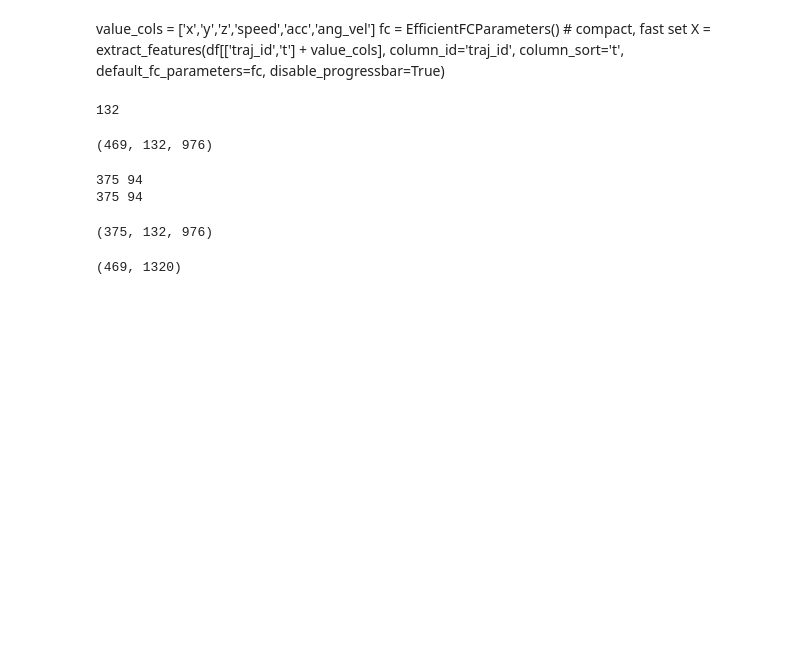
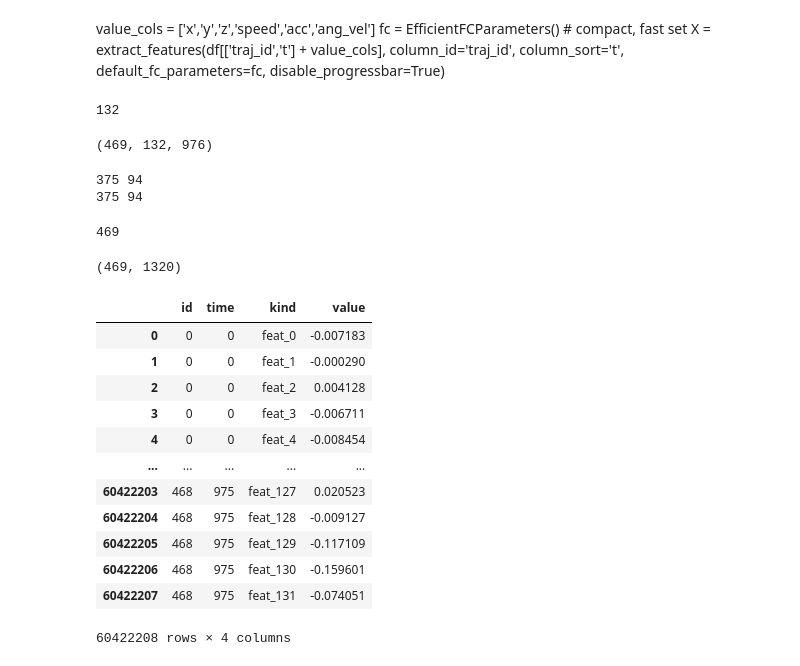
Before and after one commit to marzecovaa/spark, a Jupyter notebook: notebooks/feature_engineering_seb.ipynb, the cells around one changed output. Drawn from its saved outputs; the diff is of its cells as text; code cells hidden in the pictures; blank space fills up the shorter version.

```diff
--- a/notebooks/feature_engineering_seb.ipynb
+++ b/notebooks/feature_engineering_seb.ipynb
@@ -91,13 +94,11 @@ X_test = time_data_array[X_test_idx]
 print(len(X_train), len(X_test))
 print(len(y_train), len(y_test))
 X = time_data_array
+X.shape[0]
 # %% [output]
 375 94
 375 94
+469
-# %%
-X_train.shape
-# %% [output]
-(375, 132, 976)
 # %%
 import numpy as np
 import pandas as pd
@@ -142,5 +143,21 @@ X_features = extract_features(
 print(X_features.shape)  # (375, num_features)
 # %% [output]
 (469, 1320)
+# %%
+df_long
+# %% [output]
+|  | id | time | kind | value |
+| 0 | 0 | 0 | feat_0 | -0.007183 |
+| 1 | 0 | 0 | feat_1 | -0.000290 |
+| 2 | 0 | 0 | feat_2 | 0.004128 |
+| 3 | 0 | 0 | feat_3 | -0.006711 |
+| 4 | 0 | 0 | feat_4 | -0.008454 |
+| ... | ... | ... | ... | ... |
+| 60422203 | 468 | 975 | feat_127 | 0.020523 |
+| 60422204 | 468 | 975 | feat_128 | -0.009127 |
+| 60422205 | 468 | 975 | feat_129 | -0.117109 |
+| 60422206 | 468 | 975 | feat_130 | -0.159601 |
+| 60422207 | 468 | 975 | feat_131 | -0.074051 |
+60422208 rows × 4 columns
 # %%
 X_train, X_test, y_train, y_test = train_test_split(X_features, y, test_size=0.20, random_state=42, stratify = y)
```
Also changed, not shown: parts of 4 cells of this notebook, 1 other file.
